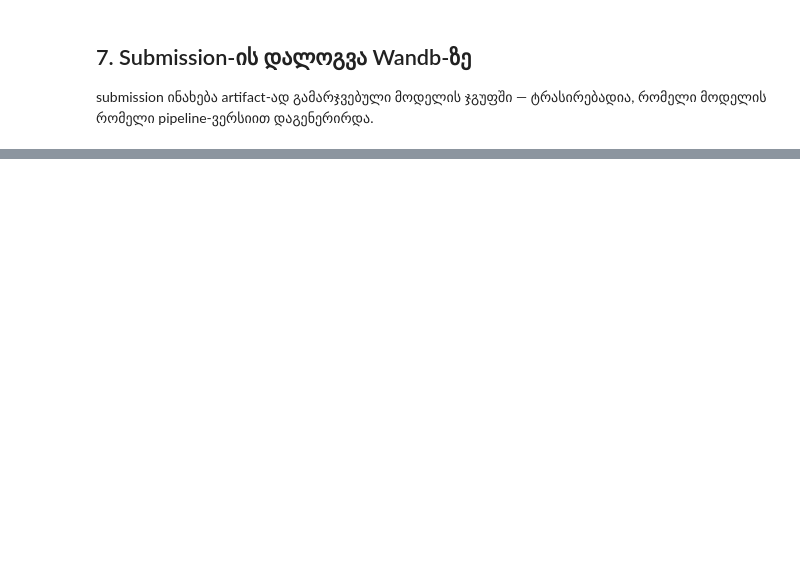
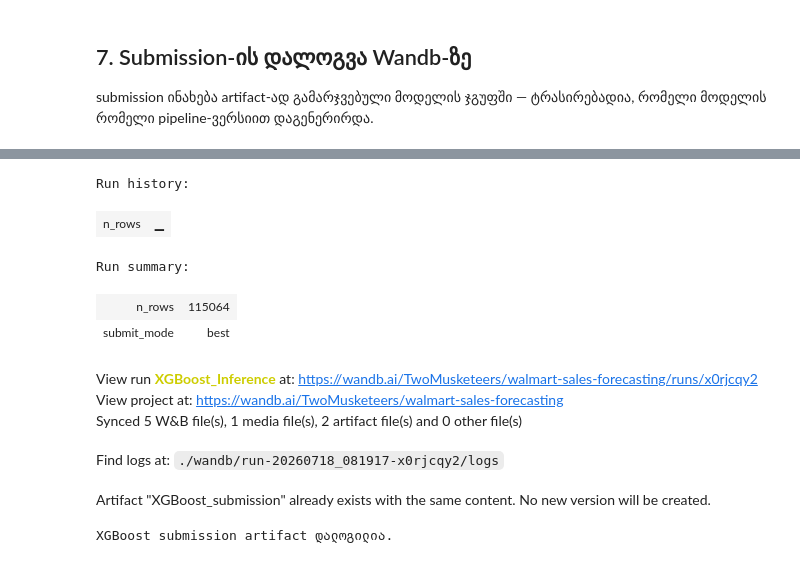
Before and after one commit to sophyrise/walmart-sales-forecasting, a Jupyter notebook: model_inference.ipynb, the cells around one changed output, grey strips where cells are left out. Saved outputs shown, nothing was run; the diff lists cells and outputs as text; code cells hidden in the pictures; blank space fills up the shorter version.

Commit message:
Kaggle Notebook | inference | Version 1

```diff
--- a/model_inference.ipynb
+++ b/model_inference.ipynb
@@ -522,9 +660,10 @@ sub_artifact = wandb.Artifact(name=f"{BEST_MODEL}_submission", type="submission"
                                metadata={"pipeline_artifact": artifact.name,
                                          "selected_model": BEST_MODEL,
                                          "selection_wmae": BEST_WMAE,
-                                         "n_rows": len(submission)})
+                                         "n_rows": len(submission), "submit_mode": SUBMIT})
 sub_artifact.add_file(SUBMISSION_PATH)
 run.log_artifact(sub_artifact)
-wandb.log({"n_rows": len(submission)})
+wandb.log({"n_rows": len(submission), "submit_mode": SUBMIT})
 run.finish()
 print(f"{BEST_MODEL} submission artifact დალოგილია.")
+# %% [output]
@@ -530,0 +671,11 @@ print(f"{BEST_MODEL} submission artifact დალოგილია.")
+Run history:
+| n_rows | ▁ |
+Run summary:
+| n_rows | 115064 |
+| submit_mode | best |
+View run XGBoost_Inference at: https://wandb.ai/TwoMusketeers/walmart-sales-forecasting/runs/x0rjcqy2
+View project at: https://wandb.ai/TwoMusketeers/walmart-sales-forecasting
+Synced 5 W&B file(s), 1 media file(s), 2 artifact file(s) and 0 other file(s)
+Find logs at: ./wandb/run-20260718_081917-x0rjcqy2/logs
+Artifact "XGBoost_submission" already exists with the same content. No new version will be created.
+XGBoost submission artifact დალოგილია.
```
Also changed, not shown: parts of 10 cells of this notebook.
